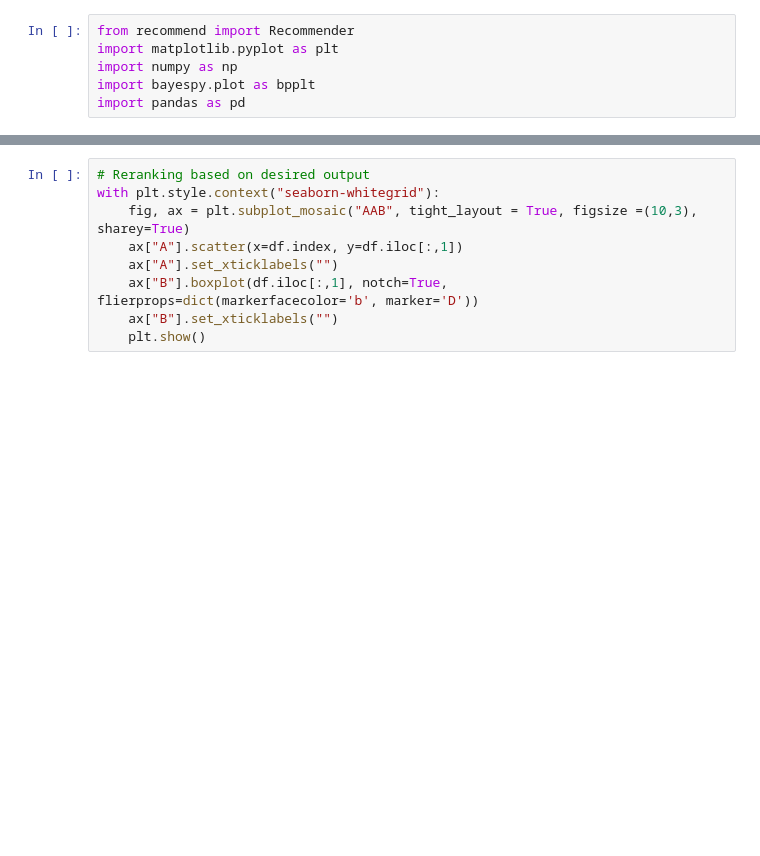
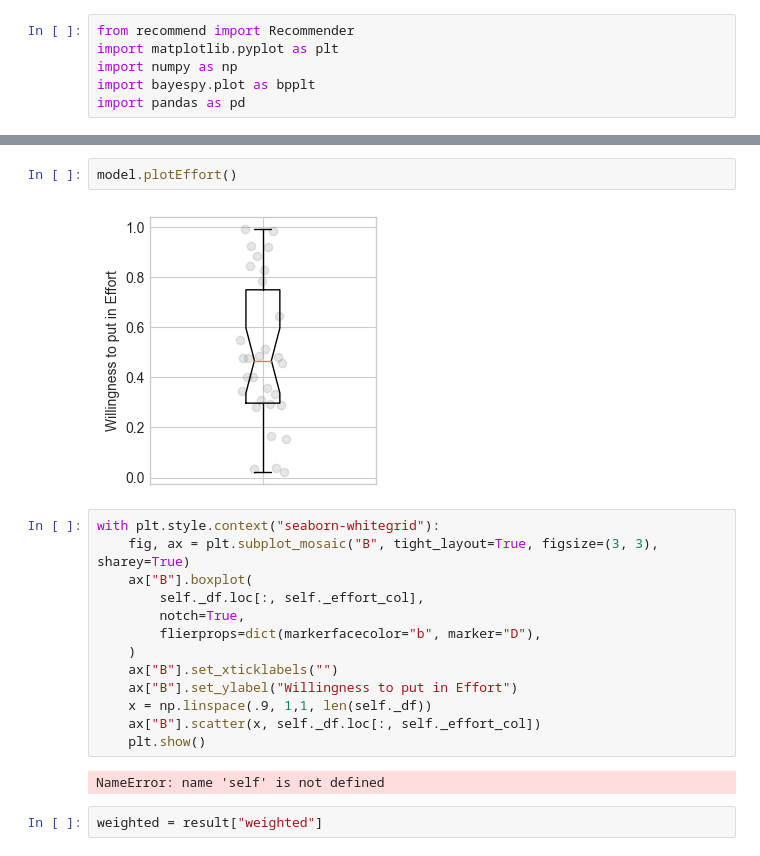
Before and after one commit to MisterXY89/byteme, a Jupyter notebook: src/explore_data.ipynb, the cells around one changed output, grey strips where cells are left out. Drawn from its saved outputs; the diff is of its cells as text; blank space fills up the shorter version.

```diff
--- a/src/explore_data.ipynb
+++ b/src/explore_data.ipynb
@@ -58,9 +19,21 @@ with plt.style.context("seaborn-whitegrid"):
+# %%
+model.plotEffort()
+# %% [output]
+[figure, added]
 # %%
-# Reranking based on desired output
 with plt.style.context("seaborn-whitegrid"):
-    fig, ax = plt.subplot_mosaic("AAB", tight_layout = True, figsize =(10,3), sharey=True)
-    ax["A"].scatter(x=df.index, y=df.iloc[:,1])
-    ax["A"].set_xticklabels("")
-    ax["B"].boxplot(df.iloc[:,1], notch=True, flierprops=dict(markerfacecolor='b', marker='D'))
+    fig, ax = plt.subplot_mosaic("B", tight_layout=True, figsize=(3, 3), sharey=True)
+    ax["B"].boxplot(
+        self._df.loc[:, self._effort_col],
+        notch=True,
+        flierprops=dict(markerfacecolor="b", marker="D"),
+    )
     ax["B"].set_xticklabels("")
+    ax["B"].set_ylabel("Willingness to put in Effort")
+    x = np.linspace(.9, 1,1, len(self._df))
+    ax["B"].scatter(x, self._df.loc[:, self._effort_col])
     plt.show()
+# %% [output]
+NameError: name 'self' is not defined
+# %%
+weighted = result["weighted"]
```
Also changed, not shown: parts of 7 cells of this notebook, 1 other file.
